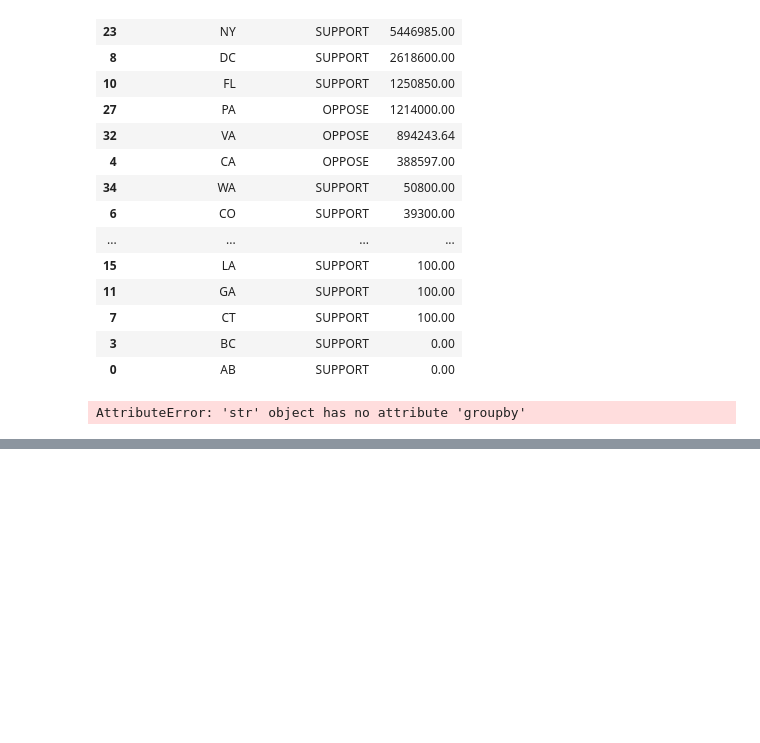
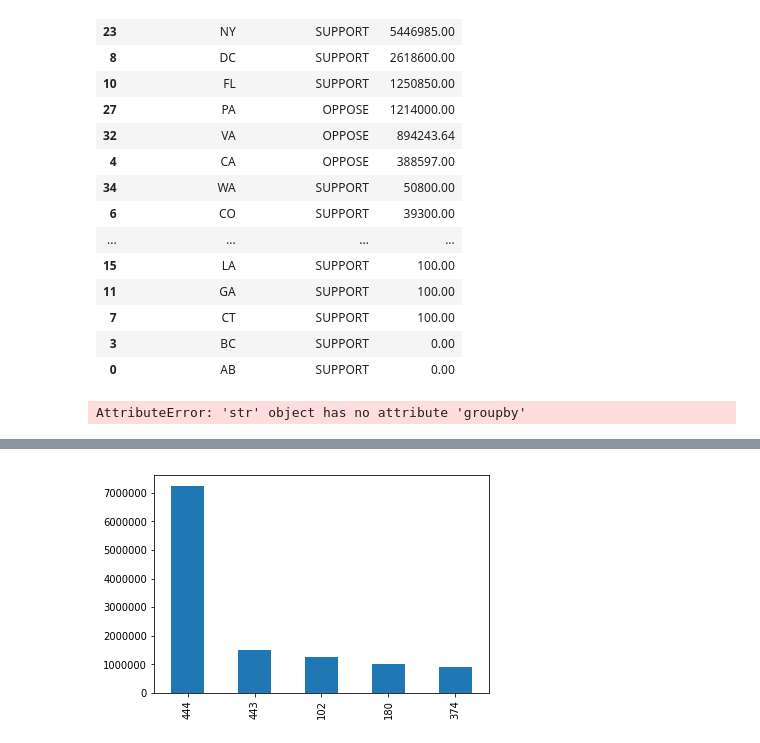
Before and after one commit to carlosfloresa/jupyter, a Jupyter notebook: Untitled1.ipynb, the cells around one changed output, grey strips where cells are left out. Saved outputs shown, nothing was run; the diff lists cells and outputs as text; code cells hidden in the pictures; blank space fills up the shorter version.

```diff
--- a/Untitled1.ipynb
+++ b/Untitled1.ipynb
@@ -367,0 +367,4 @@ merged[merged.contributor_state == 'DE']
+# %%
+top_supporters = support.groupby(
+    ["contributor_firstname", "contributor_lastname"]
+).amount.sum().reset_index().sort_values("amount", ascending=False).head(10)
@@ -367,0 +387,4 @@ merged[merged.contributor_state == 'DE']
+# %%
+chart=top_supporters.head(5).amount.plot.bar()
+# %% [output]
+[figure, added]
```
Also changed, not shown: parts of 14 cells of this notebook, 1 other file.
